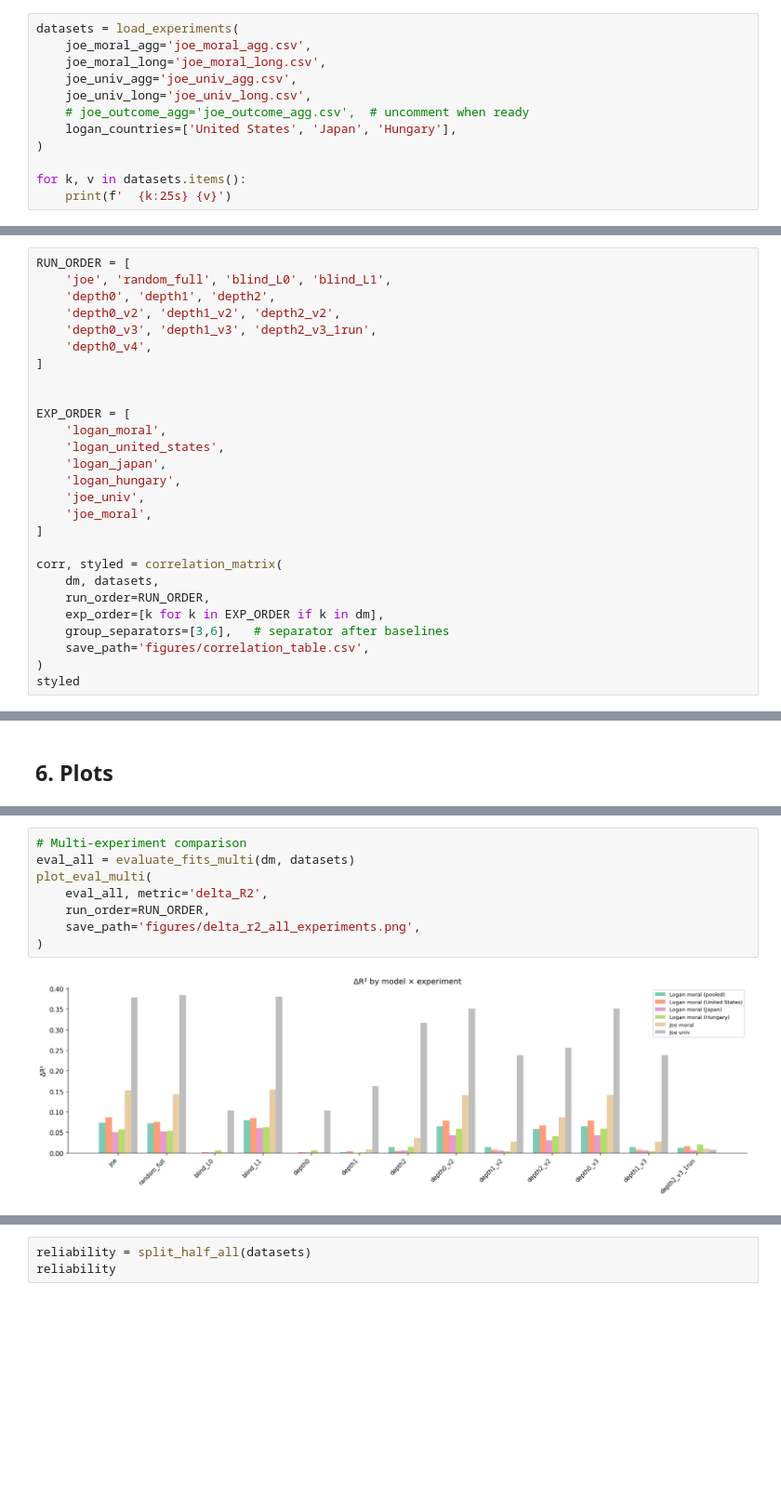
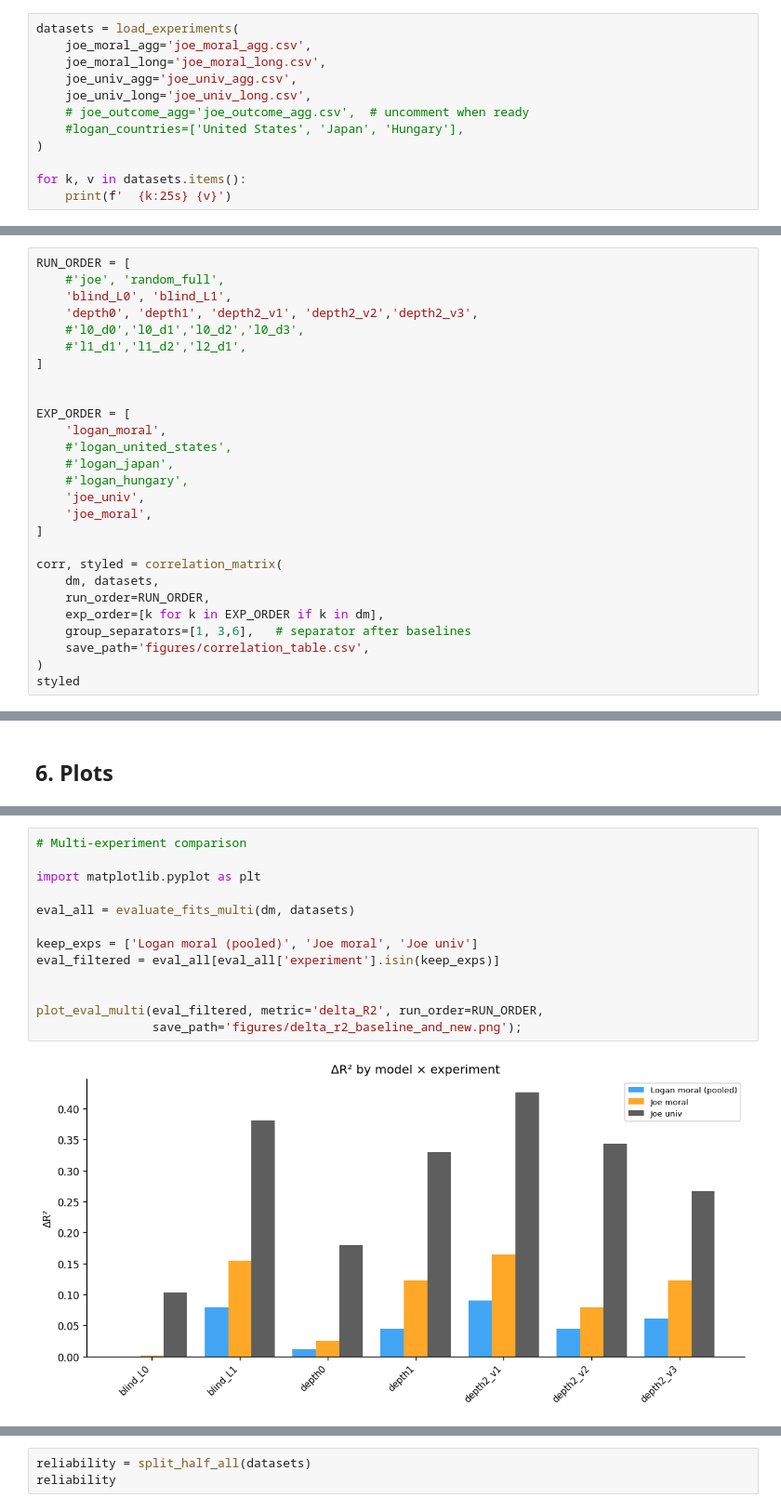
Before and after one commit to Sydney-Levine-Lab/line-cutting-model, a Jupyter notebook: analysis/new_compare_models.ipynb, the cells around one changed output, grey strips where cells are left out. Shown at 93% size. Cells and saved outputs as stored; diff of their text form; blank space fills up the shorter version.

```diff
--- a/analysis/new_compare_models.ipynb
+++ b/analysis/new_compare_models.ipynb
@@ -38,7 +38,7 @@ datasets = load_experiments(
     joe_univ_agg='joe_univ_agg.csv',
     joe_univ_long='joe_univ_long.csv',
     # joe_outcome_agg='joe_outcome_agg.csv',  # uncomment when ready
-    logan_countries=['United States', 'Japan', 'Hungary'],
+    #logan_countries=['United States', 'Japan', 'Hungary'],
 )
 
 for k, v in datasets.items():
@@ -126,19 +151,19 @@ for exp_key, exp in datasets.items():
 ## 4. Correlation table (experiments × runs)
 # %%
 RUN_ORDER = [
-    'joe', 'random_full', 'blind_L0', 'blind_L1',
-    'depth0', 'depth1', 'depth2',
-    'depth0_v2', 'depth1_v2', 'depth2_v2',
-    'depth0_v3', 'depth1_v3', 'depth2_v3_1run',
-    'depth0_v4',
+    #'joe', 'random_full',
+    'blind_L0', 'blind_L1',
+    'depth0', 'depth1', 'depth2_v1', 'depth2_v2','depth2_v3',
+    #'l0_d0','l0_d1','l0_d2','l0_d3',
+    #'l1_d1','l1_d2','l2_d1',
 ]
 
 
 EXP_ORDER = [
     'logan_moral',
-    'logan_united_states',
-    'logan_japan',
-    'logan_hungary',
+    #'logan_united_states',
+    #'logan_japan',
+    #'logan_hungary',
     'joe_univ',
     'joe_moral',
 ]
@@ -147,7 +172,7 @@ corr, styled = correlation_matrix(
     dm, datasets,
     run_order=RUN_ORDER,
     exp_order=[k for k in EXP_ORDER if k in dm],
-    group_separators=[3,6],   # separator after baselines
+    group_separators=[1, 3,6],   # separator after baselines
     save_path='figures/correlation_table.csv',
 )
 styled
@@ -285,10 +263,15 @@ plot_grouped_bars(
 # %%
 # Multi-experiment comparison
+
+import matplotlib.pyplot as plt
+
 eval_all = evaluate_fits_multi(dm, datasets)
-plot_eval_multi(
-    eval_all, metric='delta_R2',
-    run_order=RUN_ORDER,
-    save_path='figures/delta_r2_all_experiments.png',
-)
+
+keep_exps = ['Logan moral (pooled)', 'Joe moral', 'Joe univ']
+eval_filtered = eval_all[eval_all['experiment'].isin(keep_exps)]
+
+
+plot_eval_multi(eval_filtered, metric='delta_R2', run_order=RUN_ORDER,
+                save_path='figures/delta_r2_baseline_and_new.png');
 # %% [output]
-[figure, old version]
+[figure, new version]
```
Also changed, not shown: parts of 20 cells of this notebook, 44 other files.
